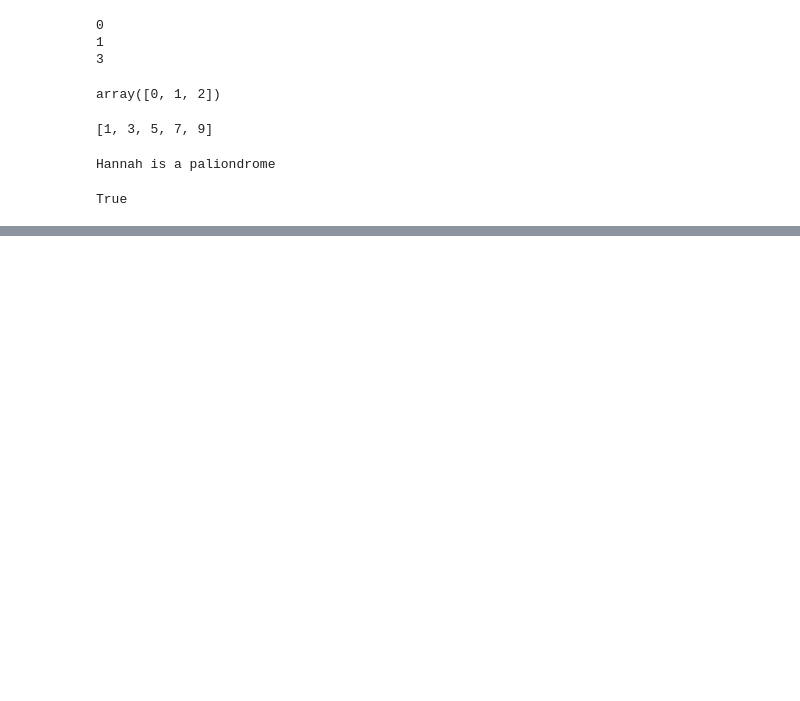
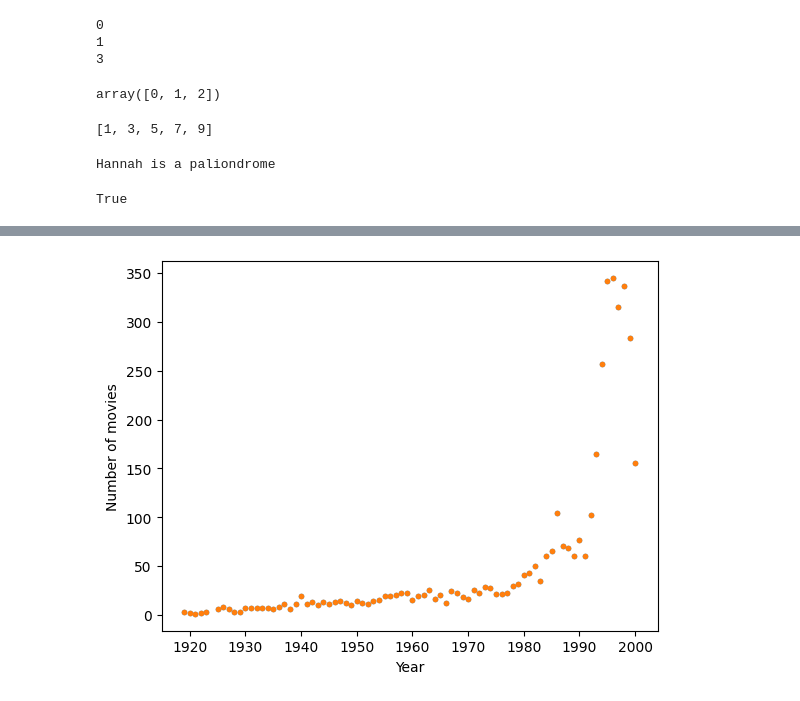
Before and after one commit to arn97/MLTSA25_ARoy, a Jupyter notebook: python_bootcamp_MLTSA25.ipynb, the cells around one changed output, grey strips where cells are left out. Saved outputs shown, nothing was run; the diff lists cells and outputs as text; code cells hidden in the pictures; blank space fills up the shorter version.

```diff
--- a/python_bootcamp_MLTSA25.ipynb
+++ b/python_bootcamp_MLTSA25.ipynb
@@ -171,0 +297,7 @@ True
+# %%
+pylab.plot(movies.groupby('year').count(),'.')
+pylab.xlabel("Year")
+pylab.ylabel("Number of movies")
+pylab.show()
+# %% [output]
+[figure, added]
```
Also changed, not shown: parts of 13 cells of this notebook.
